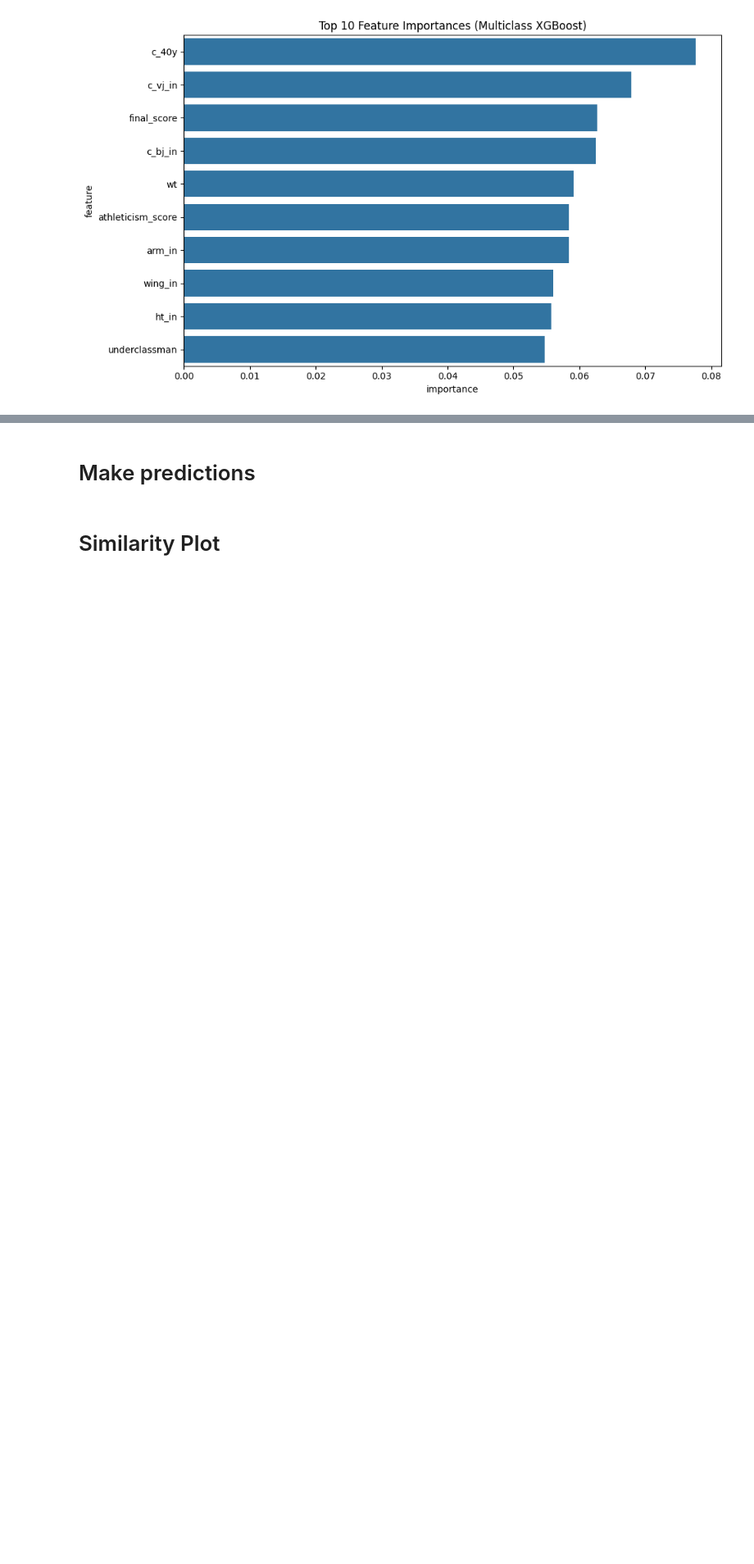
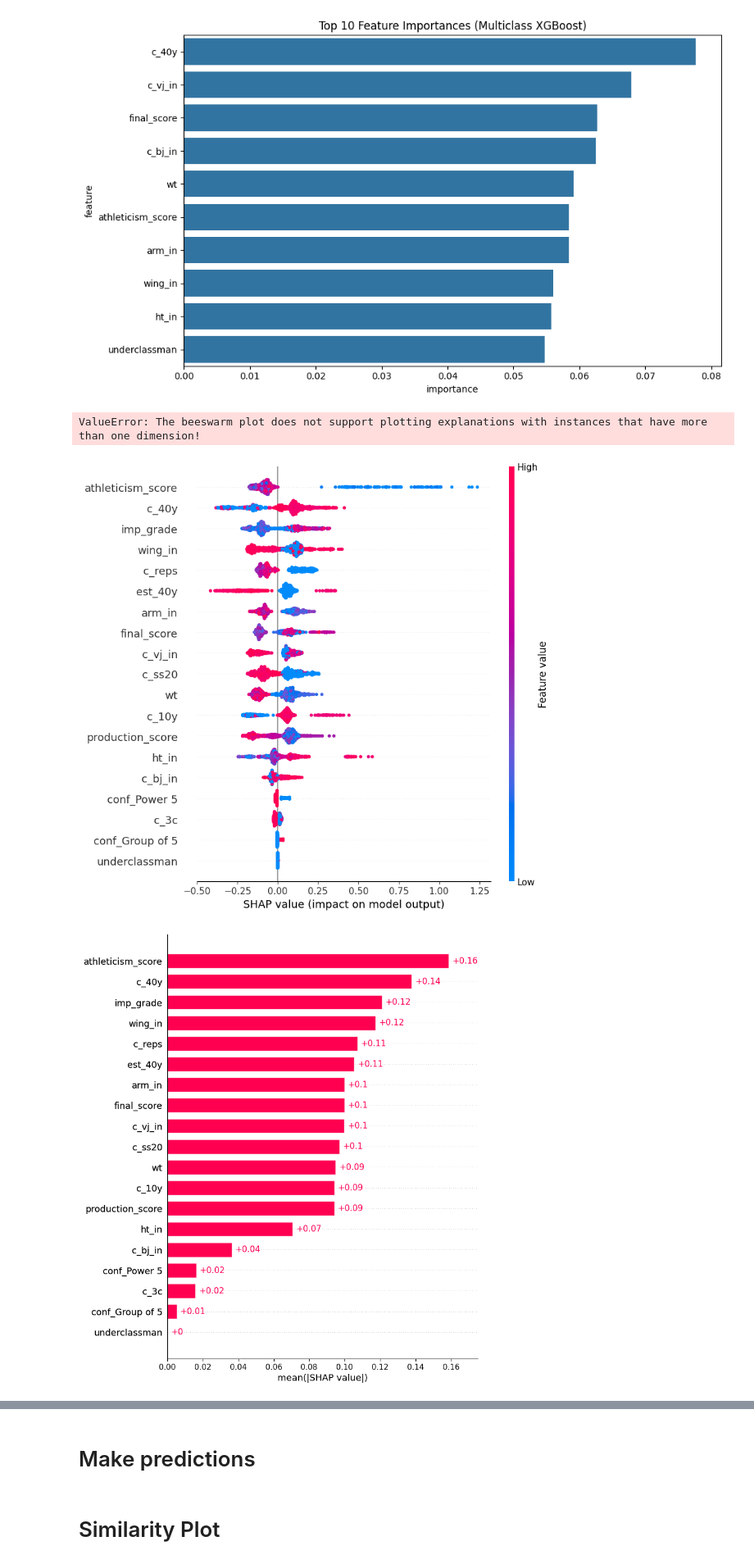
Before and after one commit to SethTheDataScientist/NFL-GM-Analysis, a Jupyter notebook: NFL draft types.ipynb, the cells around one changed output, grey strips where cells are left out. Shown at 82% size. Cells and saved outputs as stored; diff of their text form; code cells hidden in the pictures; blank space fills up the shorter version.

Commit message:
Added SHAP analysis

```diff
--- a/NFL draft types.ipynb
+++ b/NFL draft types.ipynb
@@ -357,3 +363,15 @@ Classification Report:
    macro avg       0.00      0.01      0.00       959
 weighted avg       0.01      0.01      0.01       959
 [figure]
+# %%
+# Run SHAP analysis
+# Load SHAP explainer for your trained XGBoost model
+explainer = shap.Explainer(best_model, train_X)
+
+# Filter the test_X to be a tenth the number of rows
+# test_X = test_X.sample(frac=0.1, random_state=42)
+
+# Calculate SHAP values for the test set
+shap_values = explainer(test_X)
+# %% [output]
+ValueError: The beeswarm plot does not support plotting explanations with instances that have more than one dimension!
@@ -359,0 +380,24 @@ weighted avg       0.01      0.01      0.01       959
+# %%
+person = 'CHI_Ryan Poles'  # class you want to analyze
+class_idx = categories.get_loc(person)  # class name
+
+# Extract SHAP values for that class
+shap_class_values = shap_values.values[:, :, class_idx]
+
+# Then create a new SHAP Explanation object for that class
+shap_class = shap.Explanation(
+    values=shap_class_values,
+    base_values=shap_values.base_values[:, class_idx],
+    data=shap_values.data,
+    feature_names=test_X.columns
+)
+
+
+shap.plots.beeswarm(shap_class, max_display=20)
+shap.plots.bar(shap_class, max_display=20)
+shap.plots.scatter(shap_class[:, "athleticism_score"], color=shap_class)
+
+shap.plots.waterfall(shap_class[0])
+# %% [output]
+[figure, added]
+[figure, added]
```
Also changed, not shown: parts of 4 cells of this notebook, 4 other files.
